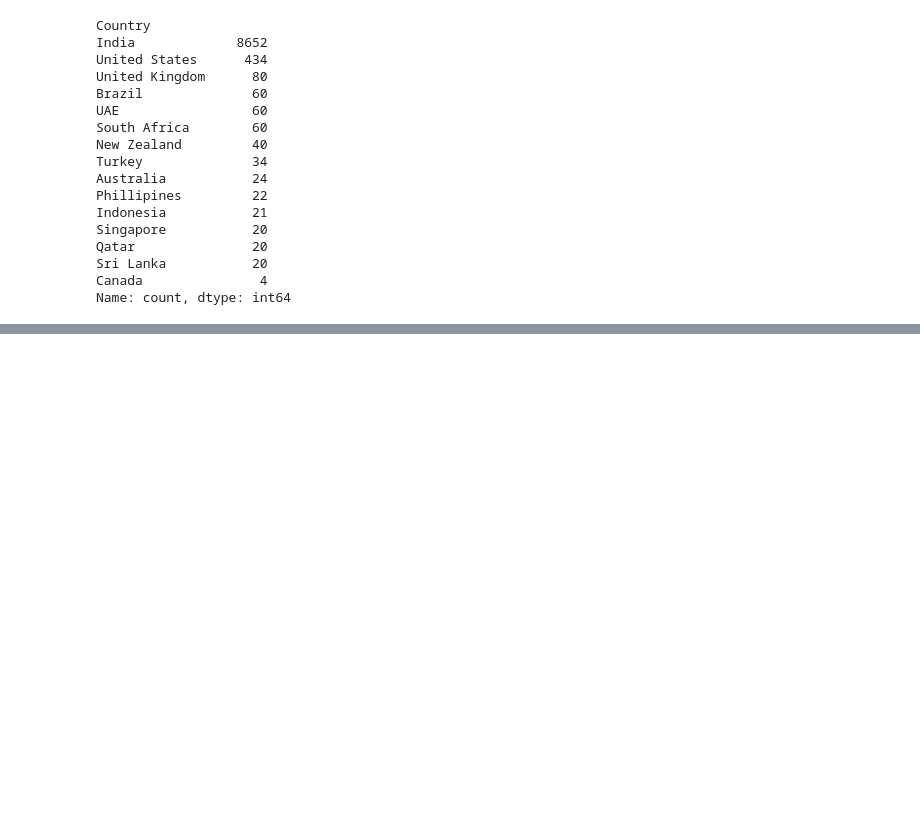
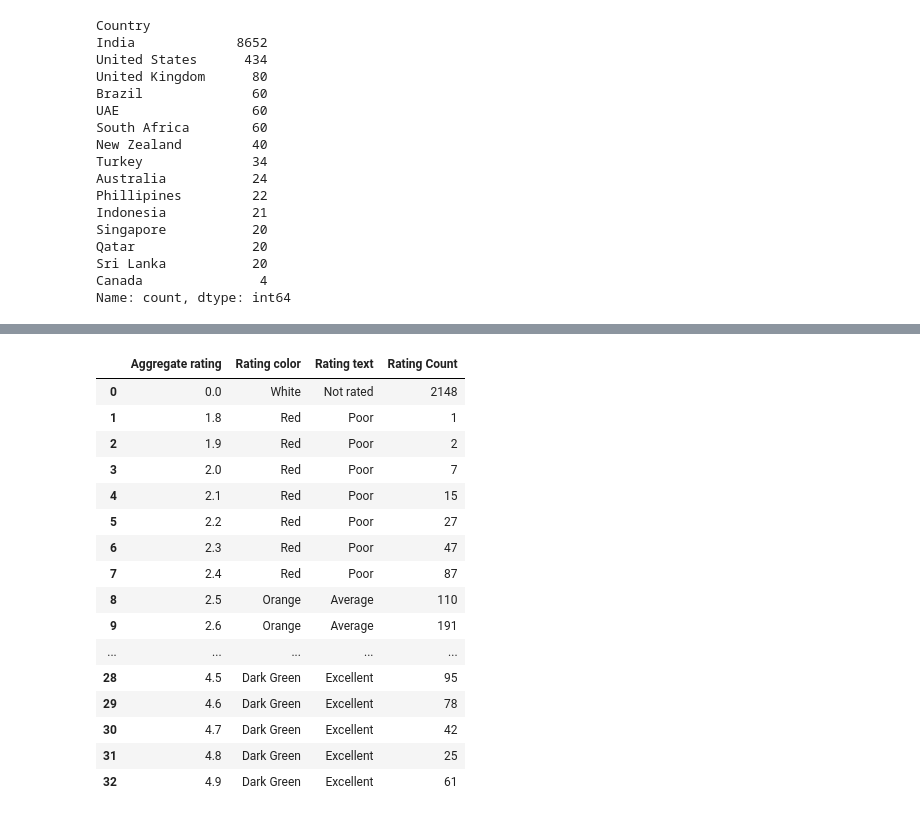
Before and after one commit to PrathameshP26/Data_analytics, a Jupyter notebook: EDA_and_Feature_Engineering_Zomato.ipynb, the cells around one changed output, grey strips where cells are left out. Cells and saved outputs as stored; diff of their text form; code cells hidden in the pictures; blank space fills up the shorter version.

```diff
--- a/EDA_and_Feature_Engineering_Zomato.ipynb
+++ b/EDA_and_Feature_Engineering_Zomato.ipynb
@@ -217,0 +233,22 @@ plt.show()
+# %%
+ratings=final_df.groupby(['Aggregate rating','Rating color','Rating text']).size().reset_index().rename(columns={0:'Rating Count'})
+# %%
+ratings
+# %% [output]
+|  | Aggregate rating | Rating color | Rating text | Rating Count |
+| 0 | 0.0 | White | Not rated | 2148 |
+| 1 | 1.8 | Red | Poor | 1 |
+| 2 | 1.9 | Red | Poor | 2 |
+| 3 | 2.0 | Red | Poor | 7 |
+| 4 | 2.1 | Red | Poor | 15 |
+| 5 | 2.2 | Red | Poor | 27 |
+| 6 | 2.3 | Red | Poor | 47 |
+| 7 | 2.4 | Red | Poor | 87 |
+| 8 | 2.5 | Orange | Average | 110 |
+| 9 | 2.6 | Orange | Average | 191 |
+| ... | ... | ... | ... | ... |
+| 28 | 4.5 | Dark Green | Excellent | 95 |
+| 29 | 4.6 | Dark Green | Excellent | 78 |
+| 30 | 4.7 | Dark Green | Excellent | 42 |
+| 31 | 4.8 | Dark Green | Excellent | 25 |
+| 32 | 4.9 | Dark Green | Excellent | 61 |
```
Also changed, not shown: parts of 8 cells of this notebook.
